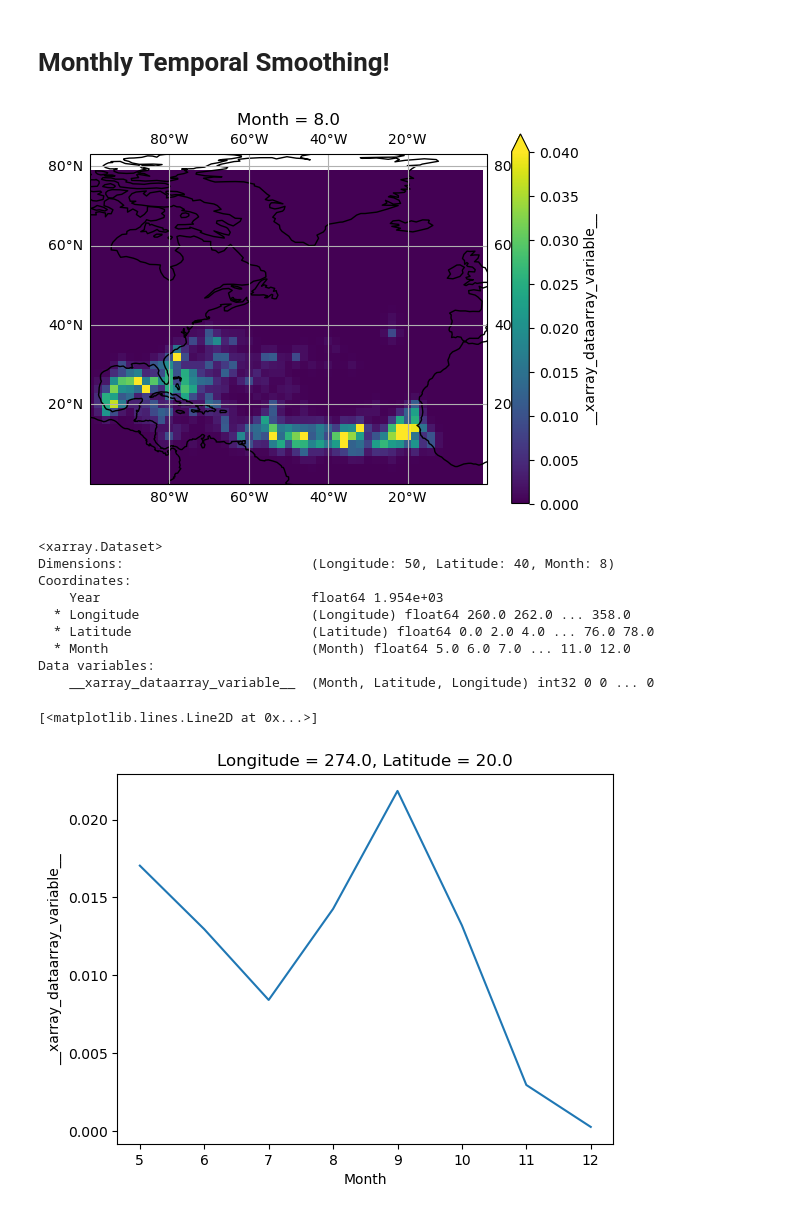
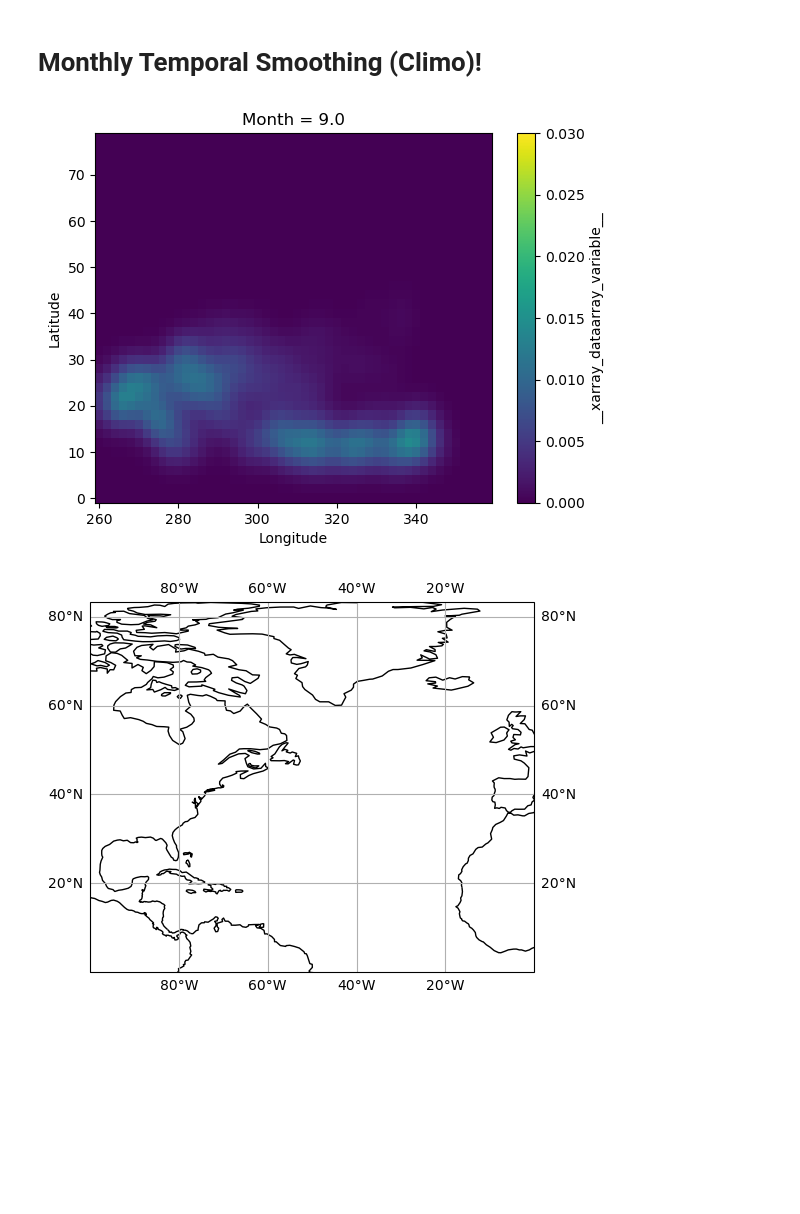
Before and after one commit to a98alvin/TC_Genesis_Index, a Jupyter notebook: Scripts/Filtering_Observations.ipynb, the cells around one changed output. Drawn from its saved outputs; the diff is of its cells as text; code cells hidden in the pictures; blank space fills up the shorter version.

Commit message:
Completed Temporal and Spatial Smoothing for Training and Climo Data

```diff
--- a/Scripts/Filtering_Observations.ipynb
+++ b/Scripts/Filtering_Observations.ipynb
@@ -169,55 +83,33 @@ array([[[0, 0, ..., 0, 0],
 # %% [markdown]
-# Monthly Temporal Smoothing!
+# Monthly Temporal Smoothing (Climo)!
 # %%
-num_years = len(train_labels_predropped_read["Year"]) # what are the number of years?
+num_years = len(train_labels_predropped_read["Year"]) # Number of Years
 
-# sum by month, across all years
+# Sum by month, across all years
 sum_canes = train_labels_predropped_read.groupby("Month").sum("Year", skipna=True).astype(float)
-# three_sum_canes = xr.concat([sum_canes,sum_canes,sum_canes],dim="Month").astype(float)
+three_sum_canes = xr.concat([sum_canes,sum_canes,sum_canes],dim="Month").astype(float)
 
-Gauss_SmoothAN = sum_canes["__xarray_dataarray_variable__"]/num_years
+Gauss_SmoothAN = three_sum_canes["__xarray_dataarray_variable__"]/num_years
+# Temporal Smoothing
+for i, j in product(range(len(Gauss_SmoothAN[0,:,0])),range(len(Gauss_SmoothAN[0,0,:]))): # Loop over all grid cells
+    Gauss_SmoothAN[:,i,j] = gaussian_filter(Gauss_SmoothAN[:,i,j], sigma=1.5) # temporal filter
 
+sliced_gauss = Gauss_SmoothAN[len(sum_canes["__xarray_dataarray_variable__"][:,0,0]):
+                              len(sum_canes["__xarray_dataarray_variable__"][:,0,0])*2,:,:] # Take only desired section (middle)
 
-for i, j in product(range(len(Gauss_SmoothAN[0,:,0])),range(len(Gauss_SmoothAN[0,0,:]))):
+# Spatial Smoothing
+for loop in range(sliced_gauss.shape[0]):
+    sliced_gauss[loop,:,:] = gaussian_filter(sliced_gauss[loop,:,:].astype(float),sigma=1.5) # spatial filter
+sliced_gauss.isel(Month=8).plot(vmin=0,vmax=0.03)
 
-    Gauss_SmoothAN[:,i,j] = gaussian_filter(Gauss_SmoothAN[:,i,j], sigma=0.5) # temporal filter
-
-# sliced_gauss = Gauss_SmoothAN[len(sum_canes["__xarray_dataarray_variable__"][:,0,0]):
-#                               len(sum_canes["__xarray_dataarray_variable__"][:,0,0])*2,:,:]
-
-# gauss_peak_AN = np.argmax(sliced_gauss,axis=0)
-
-
+# Plot climo data of specified month
 plt.figure()
 ax = plt.axes(projection=ccrs.PlateCarree())
 ax.set_global()
 ax.coastlines()
 ax.gridlines(draw_labels=True)
 ax.set_extent([-100, 0, 0, 80])
-for loop in range(1,7):
-    Gauss_SmoothAN[loop,:,:] = gaussian_filter(Gauss_SmoothAN[loop,:,:],sigma=0.5) # spatial filter
-# plt.pcolormesh(gaussian_filter(sliced_gauss[4], sigma=1.5),vmin=0,vmax=0.05)
-Gauss_SmoothAN.isel(Month=3).plot(vmin=0,vmax=0.04)
-# plt.colorbar()
-# sliced_gauss.isel(Month=5).plot(vmin=0,vmax=0.05)
-
 plt.savefig('climo_double_smoothed.png',dpi=600)
 # %% [output]
-[figure, old version]
+[figure, new version]
+[figure, added]
-# %%
-train_labels_predropped_read.isel(Year=4)
-# %% [output]
-<xarray.Dataset>
-Dimensions:                        (Longitude: 50, Latitude: 40, Month: 8)
-Coordinates:
-    Year                           float64 1.954e+03
-  * Longitude                      (Longitude) float64 260.0 262.0 ... 358.0
-  * Latitude                       (Latitude) float64 0.0 2.0 4.0 ... 76.0 78.0
-  * Month                          (Month) float64 5.0 6.0 7.0 ... 11.0 12.0
-Data variables:
-    __xarray_dataarray_variable__  (Month, Latitude, Longitude) int32 0 0 ... 0
-# %%
-Gauss_SmoothAN[:,10,7].plot()
-# %% [output]
-[<matplotlib.lines.Line2D at 0x...>]
-[figure, removed]
```
Also changed, not shown: parts of 18 cells of this notebook, 2 other files.
